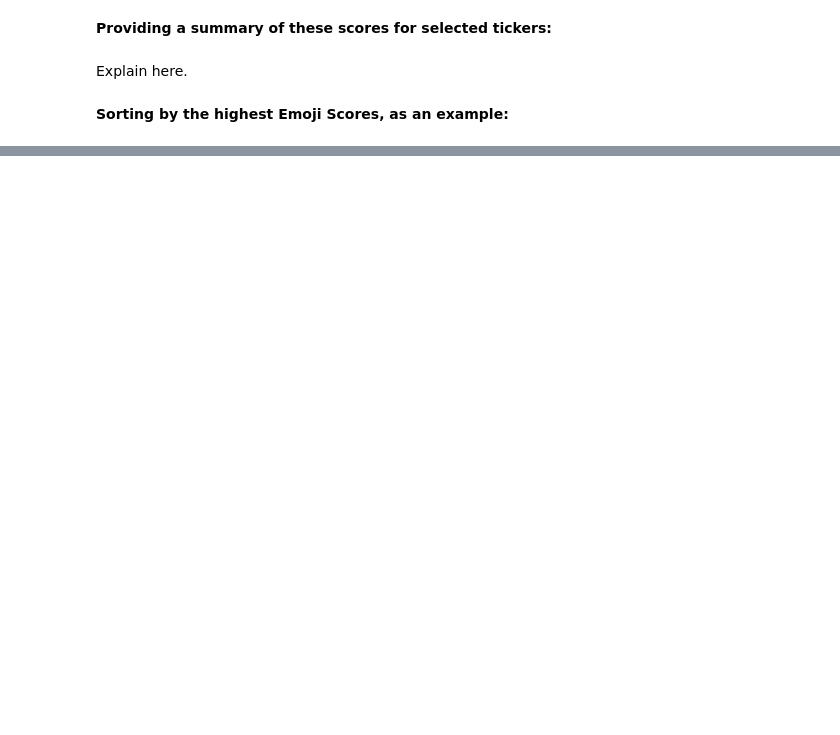
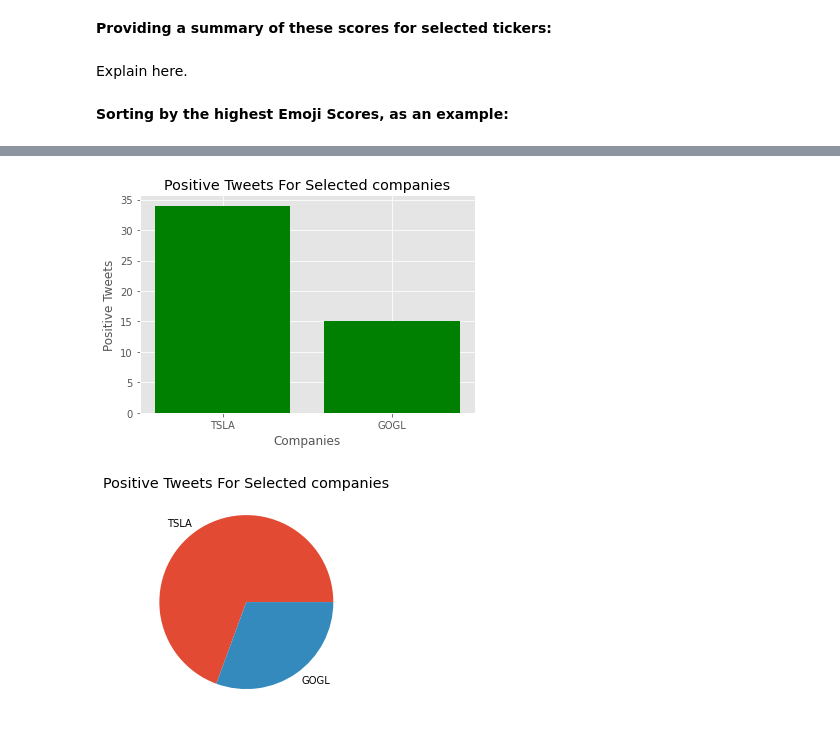
Before and after one commit to pashkaa8/Introduction-to-Programming, a Jupyter notebook: twitter_scrape_v2.ipynb, the cells around one changed output, grey strips where cells are left out. Saved outputs shown, nothing was run; the diff lists cells and outputs as text; code cells hidden in the pictures; blank space fills up the shorter version.

```diff
--- a/twitter_scrape_v2.ipynb
+++ b/twitter_scrape_v2.ipynb
@@ -197,0 +200,22 @@ selected_ticker_scores.sort_values(by=["Emoji Score"], ascending=False)
+# %%
+def plot_function(column):
+    y = np.array(selected_ticker_scores[column])
+    x = selected_ticker_scores.index
+
+    chart_title = column + " For Selected companies"
+
+    plt.style.use('ggplot')
+    plt.bar(x, y, color="green")
+    plt.xlabel("Companies")
+    plt.ylabel(column)
+    plt.title(chart_title)
+    plt.show()
+
+    plt.pie(y, labels=x)
+    plt.title(chart_title)
+    plt.show()
+# %%
+plot_function("Positive Tweets")
+# %% [output]
+[figure, added]
+[figure, added]
```
Also changed, not shown: parts of 9 cells of this notebook.
